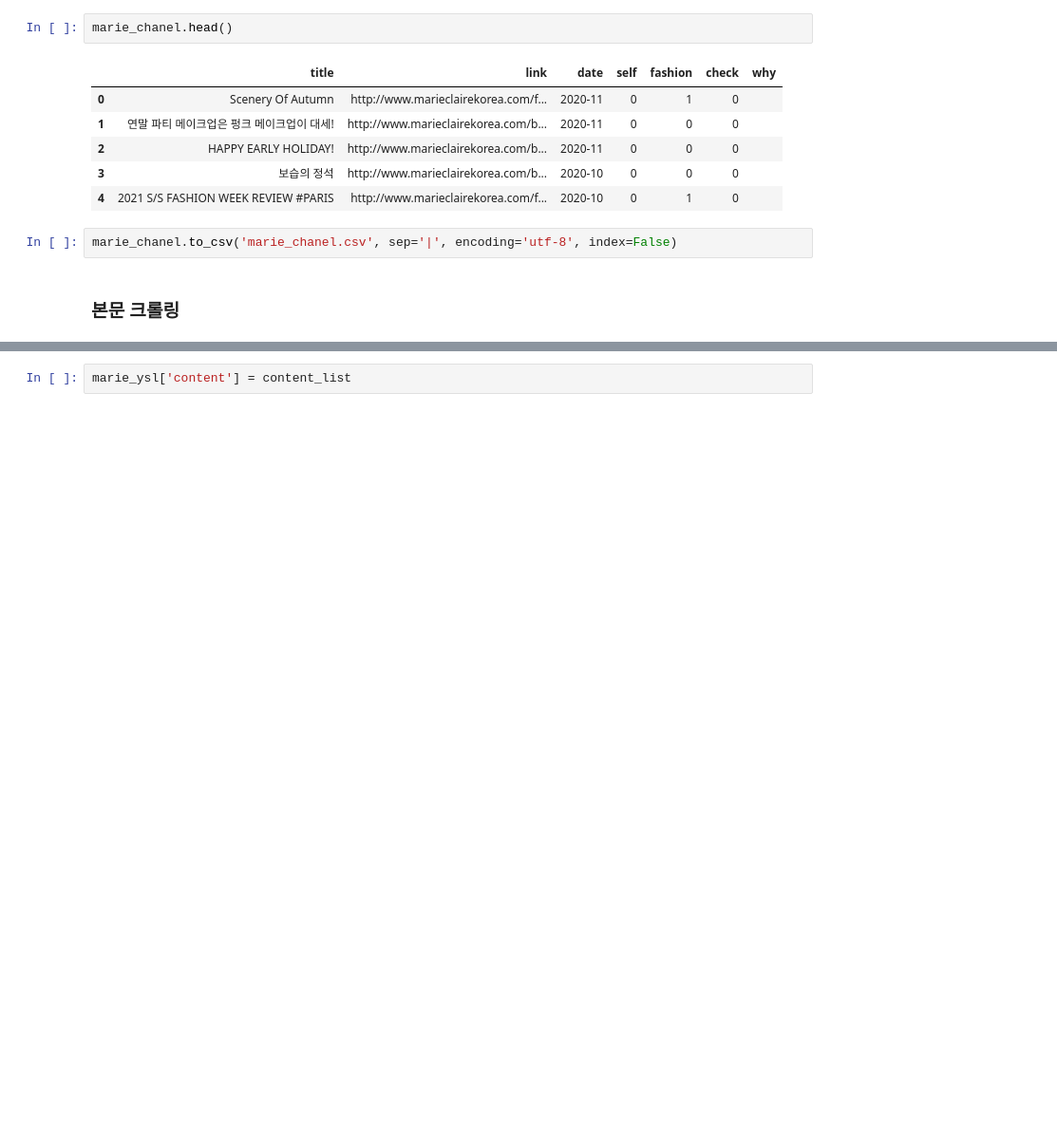
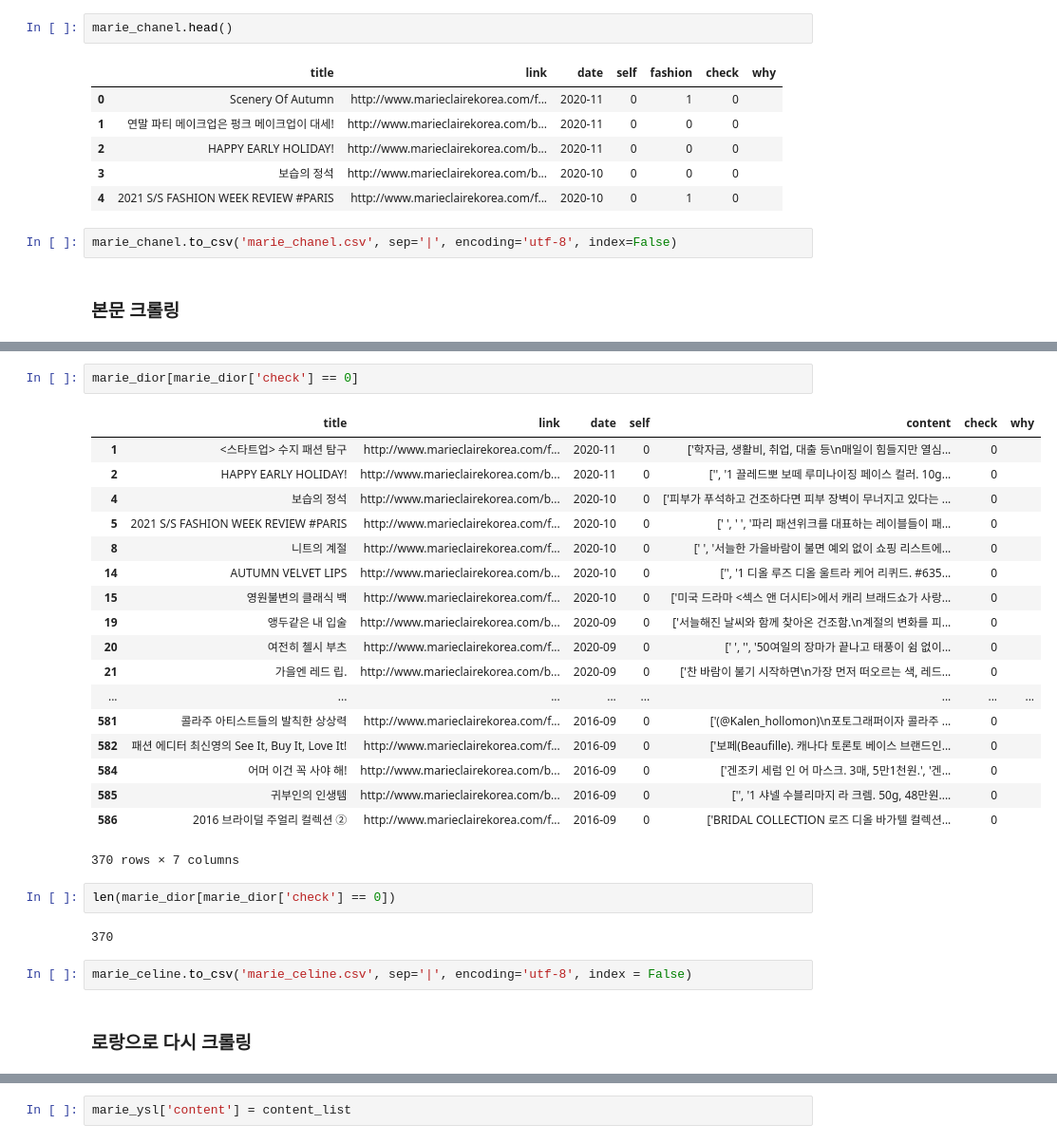
Before and after one commit to sujin29/blande, a Jupyter notebook: crawling_marieclaire.ipynb, the cells around one changed output, grey strips where cells are left out. Shown at 95% size. Cells and saved outputs as stored; diff of their text form; blank space fills up the shorter version.

Commit message:
Add files via upload
로랑으로 다시 크롤링

```diff
--- a/crawling_marieclaire.ipynb
+++ b/crawling_marieclaire.ipynb
@@ -665,0 +908,29 @@ marie_celine = pd.read_csv('marie_celine.csv', encoding='utf-8', sep = '|')
+# %%
+marie_dior[marie_dior['check'] == 0]
+# %% [output]
+|  | title | link | date | self | content | check | why |
+| 1 | <스타트업> 수지 패션 탐구 | http://www.marieclairekorea.com/f... | 2020-11 | 0 | ['학자금, 생활비, 취업, 대출 등\n매일이 힘들지만 열심... | 0 |  |
+| 2 | HAPPY EARLY HOLIDAY! | http://www.marieclairekorea.com/b... | 2020-11 | 0 | ['', '1 끌레드뽀 보떼 루미나이징 페이스 컬러. 10g... | 0 |  |
+| 4 | 보습의 정석 | http://www.marieclairekorea.com/b... | 2020-10 | 0 | ['피부가 푸석하고 건조하다면 피부 장벽이 무너지고 있다는 ... | 0 |  |
+| 5 | 2021 S/S FASHION WEEK REVIEW #PARIS | http://www.marieclairekorea.com/f... | 2020-10 | 0 | [' ', ' ', '파리 패션위크를 대표하는 레이블들이 패... | 0 |  |
+| 8 | 니트의 계절 | http://www.marieclairekorea.com/f... | 2020-10 | 0 | [' ', '서늘한 가을바람이 불면 예외 없이 쇼핑 리스트에... | 0 |  |
+| 14 | AUTUMN VELVET LIPS | http://www.marieclairekorea.com/b... | 2020-10 | 0 | ['', '1 디올 루즈 디올 울트라 케어 리퀴드. #635... | 0 |  |
+| 15 | 영원불변의 클래식 백 | http://www.marieclairekorea.com/f... | 2020-10 | 0 | ['미국 드라마 <섹스 앤 더시티>에서 캐리 브래드쇼가 사랑... | 0 |  |
+| 19 | 앵두같은 내 입술 | http://www.marieclairekorea.com/b... | 2020-09 | 0 | ['서늘해진 날씨와 함께 찾아온 건조함.\n계절의 변화를 피... | 0 |  |
+| 20 | 여전히 첼시 부츠 | http://www.marieclairekorea.com/f... | 2020-09 | 0 | [' ', '', '50여일의 장마가 끝나고 태풍이 쉼 없이... | 0 |  |
+| 21 | 가을엔 레드 립. | http://www.marieclairekorea.com/b... | 2020-09 | 0 | ['찬 바람이 불기 시작하면\n가장 먼저 떠오르는 색, 레드... | 0 |  |
+| ... | ... | ... | ... | ... | ... | ... | ... |
+| 581 | 콜라주 아티스트들의 발칙한 상상력 | http://www.marieclairekorea.com/f... | 2016-09 | 0 | ['(@Kalen_hollomon)\n포토그래퍼이자 콜라주 ... | 0 |  |
+| 582 | 패션 에디터 최신영의 See It, Buy It, Love It! | http://www.marieclairekorea.com/f... | 2016-09 | 0 | ['보페(Beaufille). 캐나다 토론토 베이스 브랜드인... | 0 |  |
+| 584 | 어머 이건 꼭 사야 해! | http://www.marieclairekorea.com/b... | 2016-09 | 0 | ['겐조키 세럼 인 어 마스크. 3매, 5만1천원.', '겐... | 0 |  |
+| 585 | 귀부인의 인생템 | http://www.marieclairekorea.com/b... | 2016-09 | 0 | ['', '1 샤넬 수블리마지 라 크렘. 50g, 48만원.... | 0 |  |
+| 586 | 2016 브라이덜 주얼리 컬렉션 ② | http://www.marieclairekorea.com/f... | 2016-09 | 0 | ['BRIDAL COLLECTION 로즈 디올 바가텔 컬렉션... | 0 |  |
+370 rows × 7 columns
+# %%
+len(marie_dior[marie_dior['check'] == 0])
+# %% [output]
+370
+# %%
+marie_celine.to_csv('marie_celine.csv', sep='|', encoding='utf-8', index = False)
+# %% [markdown]
+### 로랑으로 다시 크롤링
```
Also changed, not shown: parts of 37 cells of this notebook.
